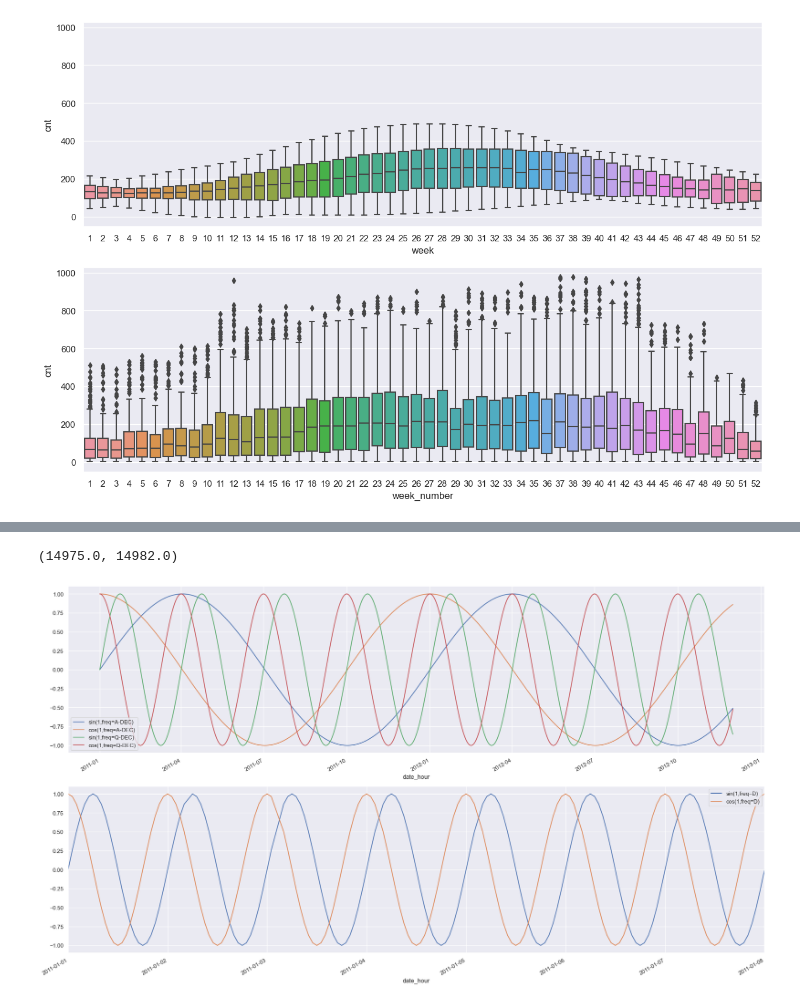
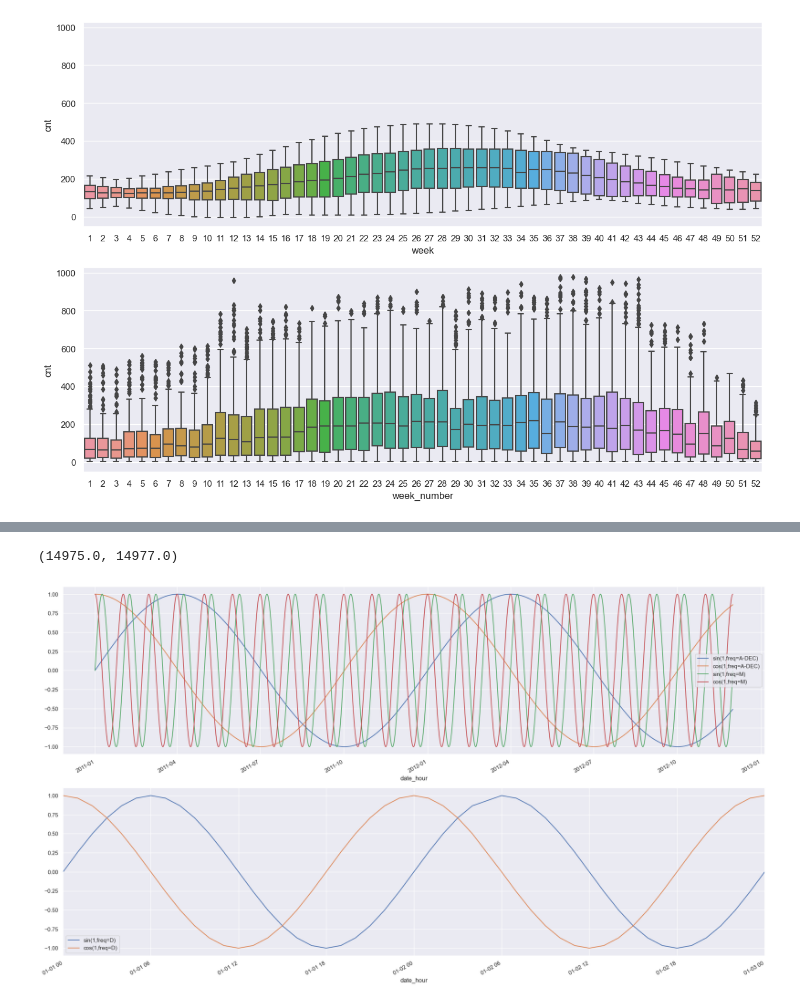
Before and after one commit to DaanEising/RentalPredictions, a Jupyter notebook: Main.ipynb, the cells around one changed output, grey strips where cells are left out. Saved outputs shown, nothing was run; the diff lists cells and outputs as text; code cells hidden in the pictures.

```diff
--- a/Main.ipynb
+++ b/Main.ipynb
@@ -157,6 +230,6 @@ compare_ifft(df, ifft_df)
 # %%
 annual_fourier = CalendarFourier(freq='A', order =  1)
-quarterly_fourier = CalendarFourier(freq='Q', order =  1)
+quarterly_fourier = CalendarFourier(freq='M', order =  1)
 daily_fourier = CalendarFourier(freq='D', order = 1)
 # %%
 dp = DeterministicProcess(index=df['date_hour'], constant=False, order=0, seasonal=False,
@@ -182,19 +255,20 @@ display(fourier_terms)
 # %%
 fig, ax = plt.subplots(2, 1, figsize=(25, 15))
 
-ax[0] = fourier_terms.plot(ax=ax[0], y='sin(1,freq=A-DEC)', x=('date_hour'))
-ax[0] = fourier_terms.plot(ax=ax[0], y='cos(1,freq=A-DEC)', x=('date_hour'))
+ax[0] = fourier_terms.plot(ax=ax[0], y=fourier_terms.columns[1], x=('date_hour'))
+ax[0] = fourier_terms.plot(ax=ax[0], y=fourier_terms.columns[2], x=('date_hour'))
 
-ax[0] = fourier_terms.plot(ax=ax[0], y='sin(1,freq=Q-DEC)', x=('date_hour'))
-ax[0] = fourier_terms.plot(ax=ax[0], y='cos(1,freq=Q-DEC)', x=('date_hour'))
+ax[0] = fourier_terms.plot(ax=ax[0], y=fourier_terms.columns[3], x=('date_hour'))
+ax[0] = fourier_terms.plot(ax=ax[0], y=fourier_terms.columns[4], x=('date_hour'))
 
-ax[1] = fourier_terms.plot(ax=ax[1], y='sin(1,freq=D)', x=('date_hour'))
-ax[1] = fourier_terms.plot(ax=ax[1], y='cos(1,freq=D)', x=('date_hour'))
+ax[1] = fourier_terms.plot(ax=ax[1], y=fourier_terms.columns[5], x=('date_hour'))
+ax[1] = fourier_terms.plot(ax=ax[1], y=fourier_terms.columns[6], x=('date_hour'))
 
-year_start_date = pd.to_datetime('2011-01-01')
-year_end_date = pd.to_datetime('2011-01-08')
 
-ax[1].set_xlim(year_start_date, year_end_date)
+day_start_date = pd.to_datetime('2011-01-01')
+day_end_date = pd.to_datetime('2011-01-03')
+
+ax[1].set_xlim(day_start_date, day_end_date)
 # %% [output]
-(14975.0, 14982.0)
+(14975.0, 14977.0)
-[figure, old version]
+[figure, new version]
```
Also changed, not shown: parts of 11 cells of this notebook.
